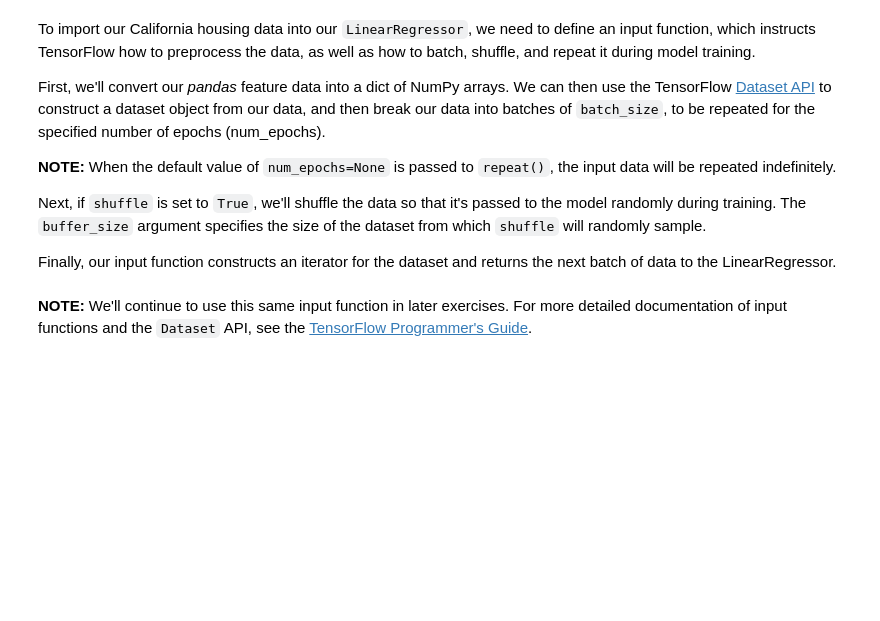
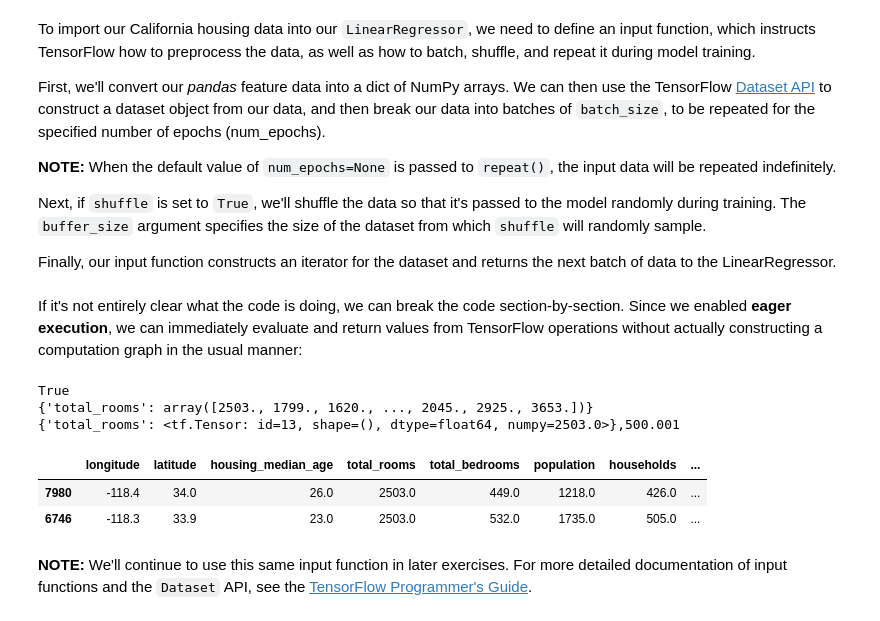
Before and after one commit to onlyphantom/googlecc, a Jupyter notebook: first_steps_with_tensor_flow.ipynb, the cells around one changed output. Drawn from its saved outputs; the diff is of its cells as text; code cells hidden in the pictures; blank space fills up the shorter version.

Commit message:
Add explanation and eager evaluation

```diff
--- a/first_steps_with_tensor_flow.ipynb
+++ b/first_steps_with_tensor_flow.ipynb
@@ -159,4 +185,23 @@ def my_input_fn(features, targets, batch_size=1, shuffle=True, num_epochs=None):
     # Return the next batch of data.
     features, labels = ds.make_one_shot_iterator().get_next()
     return features, labels
+# %% [markdown]
+If it's not entirely clear what the code is doing, we can break the code section-by-section. Since we enabled **eager execution**, we can immediately evaluate and return values from TensorFlow operations without actually constructing a computation graph in the usual manner:
+# %%
+print(tf.executing_eagerly())
+x1 = {key: np.array(value) for key, value in dict(my_feature).items()}
+d = Dataset.from_tensor_slices((x1, targets))
+f, l = d.make_one_shot_iterator().get_next()
+print(x1)
+print('{},{}'.format(f, l))
+# %% [output]
+True
+{'total_rooms': array([2503., 1799., 1620., ..., 2045., 2925., 3653.])}
+{'total_rooms': <tf.Tensor: id=13, shape=(), dtype=float64, numpy=2503.0>},500.001
+# %%
+california_housing_dataframe[california_housing_dataframe['total_rooms'] == 2503]
+# %% [output]
+|  | longitude | latitude | housing_median_age | total_rooms | total_bedrooms | population | households | ... |
+| 7980 | -118.4 | 34.0 | 26.0 | 2503.0 | 449.0 | 1218.0 | 426.0 | ... |
+| 6746 | -118.3 | 33.9 | 23.0 | 2503.0 | 532.0 | 1735.0 | 505.0 | ... |
 # %% [markdown]
```
Also changed, not shown: parts of 5 cells of this notebook.
